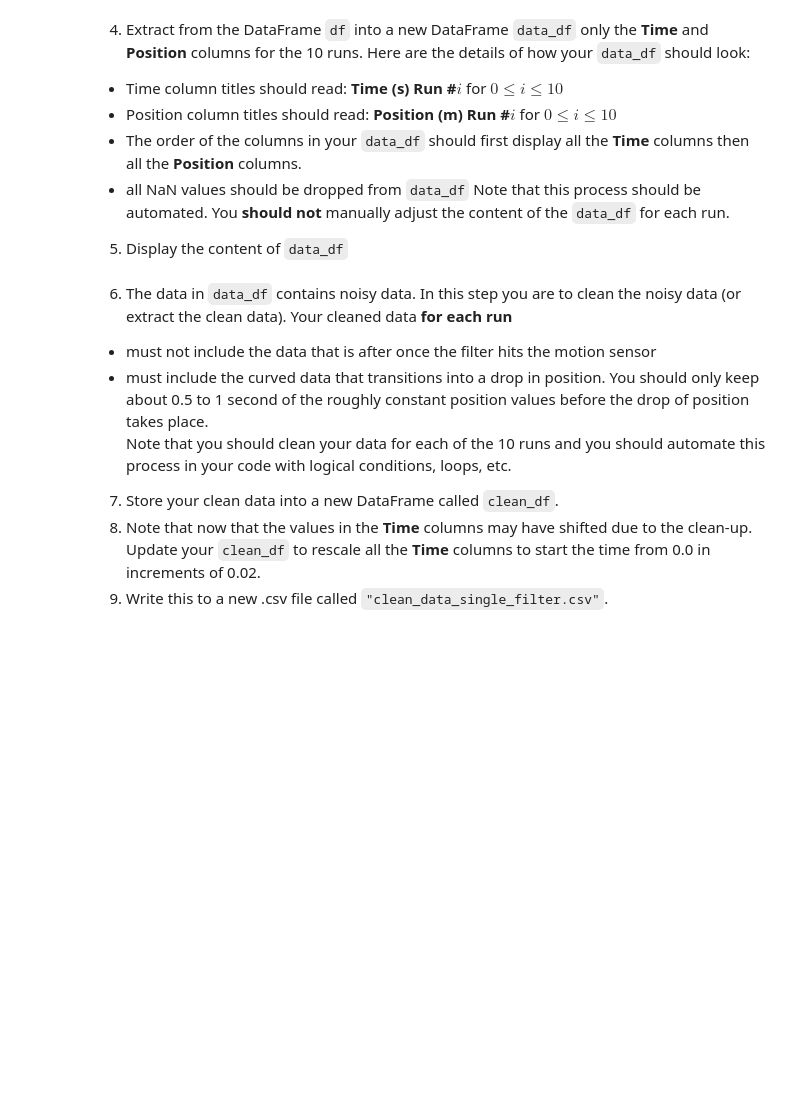
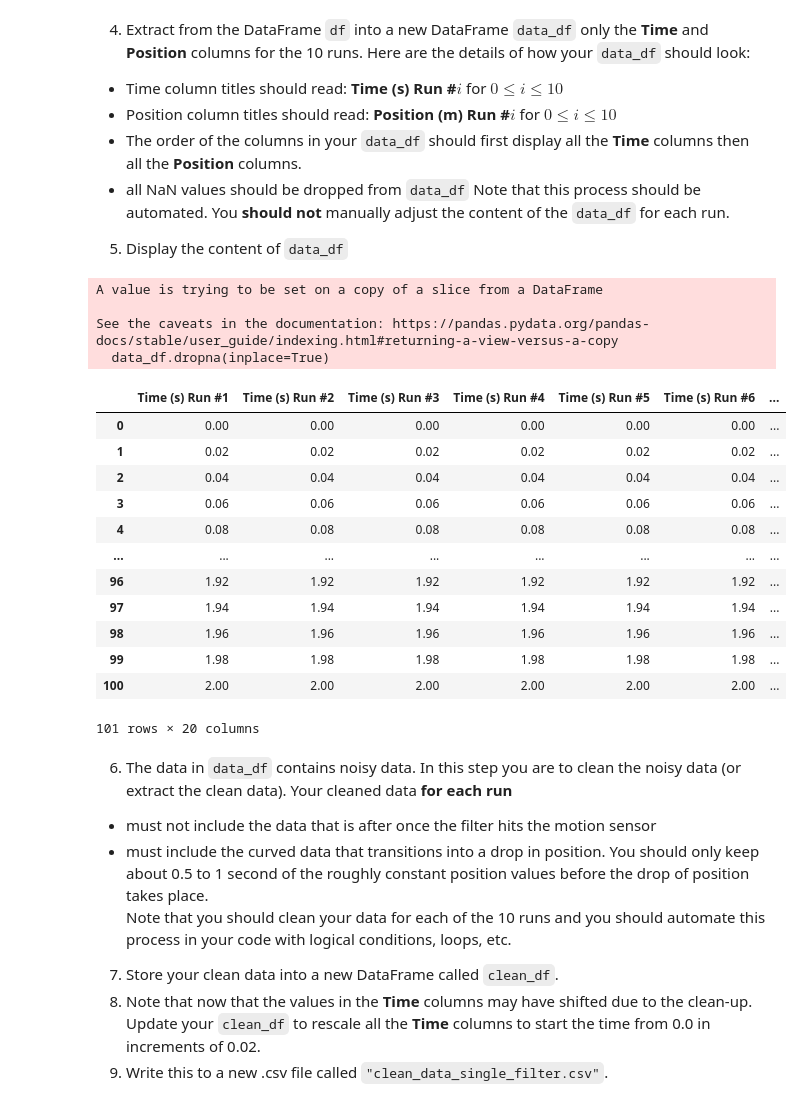
Before and after one commit to saraisabellabc/SF-2, a Jupyter notebook: assignment-1/assign1.ipynb, the cells around one changed output. Cells and saved outputs as stored; diff of their text form; code cells hidden in the pictures; blank space fills up the shorter version.

```diff
--- a/assignment-1/assign1.ipynb
+++ b/assignment-1/assign1.ipynb
@@ -46,3 +63,38 @@ Note that this process should be automated.  You **should not** manually adjust
+# %%
+# Your code for steps 4 and 5 go here:
+
+time_columns = []
+position_columns = []
+for i in range(1, 11):
+    time_col = f"Time (s) Run #{i}"
+    position_col = f"Position (m) Run #{i}"
+
+    if time_col in df.columns:
+        time_columns.append(time_col)
+    if position_col in df.columns:
+        position_columns.append(position_col)
+
+data_df = df[time_columns + position_columns]
+data_df.dropna(inplace=True)
+data_df
+# %% [output]
+A value is trying to be set on a copy of a slice from a DataFrame
+
+See the caveats in the documentation: https://pandas.pydata.org/pandas-docs/stable/user_guide/indexing.html#returning-a-view-versus-a-copy
+  data_df.dropna(inplace=True)
+|  | Time (s) Run #1 | Time (s) Run #2 | Time (s) Run #3 | Time (s) Run #4 | Time (s) Run #5 | Time (s) Run #6 | ... |
+| 0 | 0.00 | 0.00 | 0.00 | 0.00 | 0.00 | 0.00 | ... |
+| 1 | 0.02 | 0.02 | 0.02 | 0.02 | 0.02 | 0.02 | ... |
+| 2 | 0.04 | 0.04 | 0.04 | 0.04 | 0.04 | 0.04 | ... |
+| 3 | 0.06 | 0.06 | 0.06 | 0.06 | 0.06 | 0.06 | ... |
+| 4 | 0.08 | 0.08 | 0.08 | 0.08 | 0.08 | 0.08 | ... |
+| ... | ... | ... | ... | ... | ... | ... | ... |
+| 96 | 1.92 | 1.92 | 1.92 | 1.92 | 1.92 | 1.92 | ... |
+| 97 | 1.94 | 1.94 | 1.94 | 1.94 | 1.94 | 1.94 | ... |
+| 98 | 1.96 | 1.96 | 1.96 | 1.96 | 1.96 | 1.96 | ... |
+| 99 | 1.98 | 1.98 | 1.98 | 1.98 | 1.98 | 1.98 | ... |
+| 100 | 2.00 | 2.00 | 2.00 | 2.00 | 2.00 | 2.00 | ... |
+101 rows × 20 columns
 # %% [markdown]
 6. The data in `data_df` contains noisy data.  In this step you are to clean the noisy data (or extract the clean data). Your cleaned data **for each run**
 - must not include the data that is after once the filter hits the motion sensor
```
Also changed, not shown: parts of 7 cells of this notebook, 1 other file.
